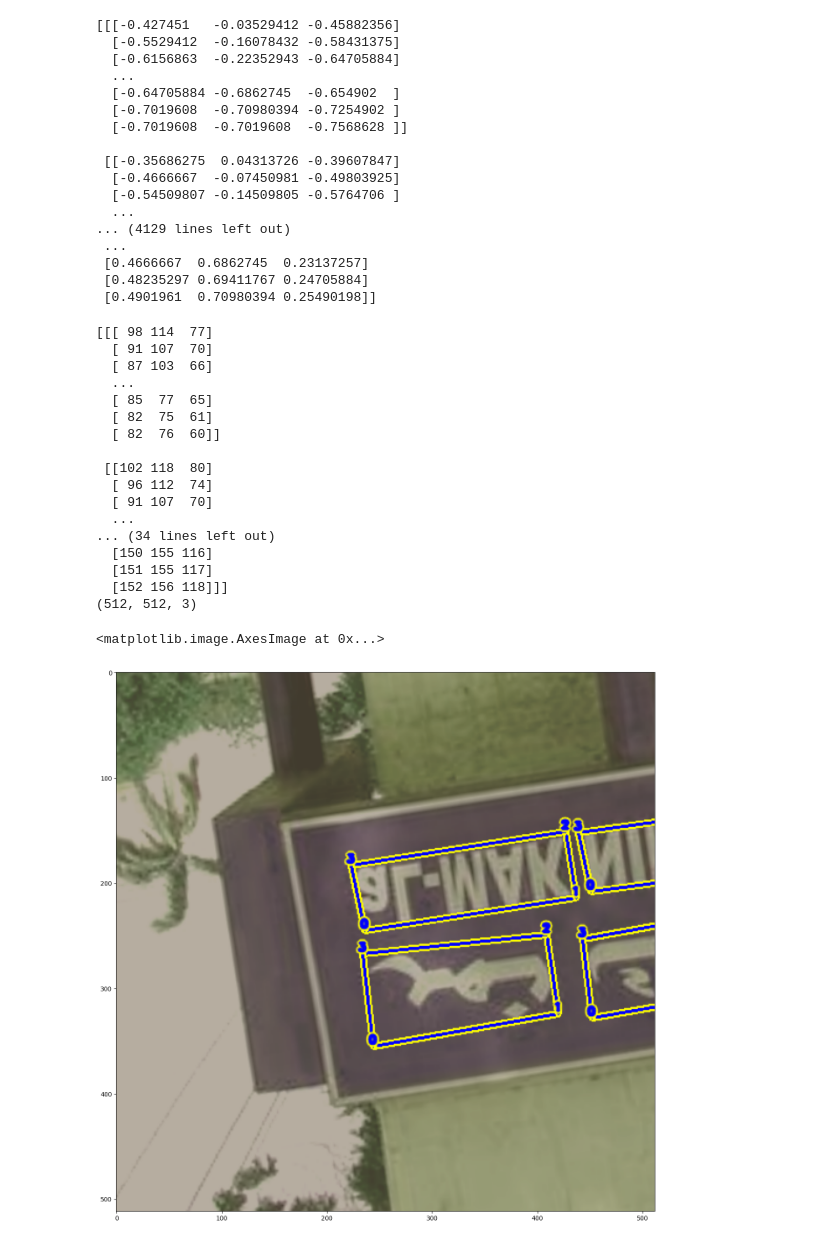
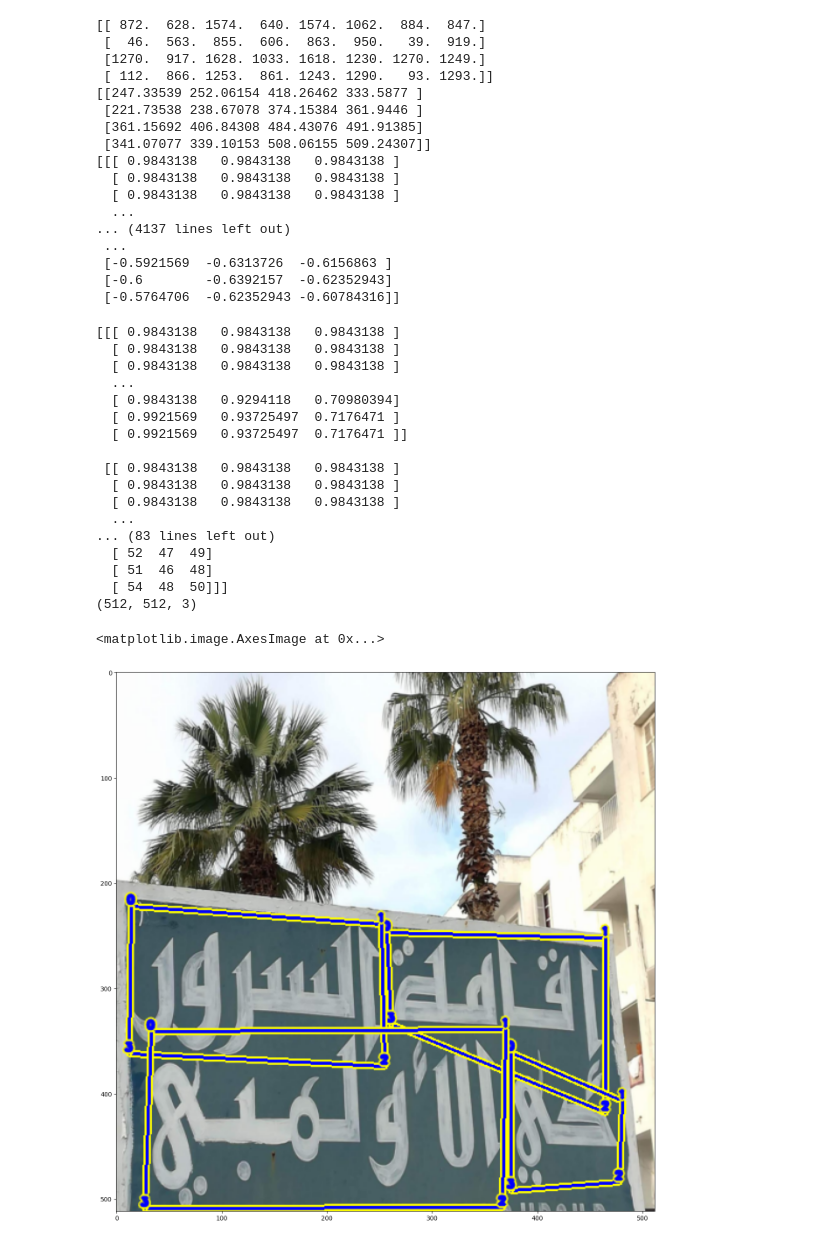
Before and after one commit to boostcampaitech4lv23cv1/level2_dataannotation_cv-level-cv-02, a Jupyter notebook: code/augmentation.ipynb, the cells around one changed output. Cells and saved outputs as stored; diff of their text form; code cells hidden in the pictures.

```diff
--- a/code/augmentation.ipynb
+++ b/code/augmentation.ipynb
@@ -982,8 +581,8 @@ class SceneTextDataset(Dataset):
 # %%
 DATA_PATH = '/opt/ml/input/data/ICDAR19'
-data = SceneTextDataset(DATA_PATH, split='train', image_size=1024, crop_size=512)
+data = SceneTextDataset(DATA_PATH, split='val', image_size=1024, crop_size=512)
 # %%
-data0 = data[3]
+data0 = data[100]
 data_0_1 = data0[0]
 
 print(data_0_1)
@@ -993,53 +592,60 @@ for i in data_0_1:
     print(i)
     print()
 # %% [output]
-[[[-0.427451   -0.03529412 -0.45882356]
-  [-0.5529412  -0.16078432 -0.58431375]
-  [-0.6156863  -0.22352943 -0.64705884]
+[[ 872.  628. 1574.  640. 1574. 1062.  884.  847.]
+ [  46.  563.  855.  606.  863.  950.   39.  919.]
+ [1270.  917. 1628. 1033. 1618. 1230. 1270. 1249.]
+ [ 112.  866. 1253.  861. 1243. 1290.   93. 1293.]]
+[[247.33539 252.06154 418.26462 333.5877 ]
+ [221.73538 238.67078 374.15384 361.9446 ]
+ [361.15692 406.84308 484.43076 491.91385]
+ [341.07077 339.10153 508.06155 509.24307]]
+[[[ 0.9843138   0.9843138   0.9843138 ]
+  [ 0.9843138   0.9843138   0.9843138 ]
+  [ 0.9843138   0.9843138   0.9843138 ]
   ...
-  [-0.64705884 -0.6862745  -0.654902  ]
-  [-0.7019608  -0.70980394 -0.7254902 ]
-  [-0.7019608  -0.7019608  -0.7568628 ]]
-
- [[-0.35686275  0.04313726 -0.39607847]
-  [-0.4666667  -0.07450981 -0.49803925]
-  [-0.54509807 -0.14509805 -0.5764706 ]
-  ...
-... (4129 lines left out)
+... (4137 lines left out)
  ...
- [0.4666667  0.6862745  0.23137257]
- [0.48235297 0.69411767 0.24705884]
- [0.4901961  0.70980394 0.25490198]]
+ [-0.5921569  -0.6313726  -0.6156863 ]
+ [-0.6        -0.6392157  -0.62352943]
+ [-0.5764706  -0.62352943 -0.60784316]]
 # %%
+print(data0[0])
+vis = data0[0].copy()
 
-vis = data0[0].copy()
-invTrans = A.Compose([A.Normalize(mean = [ 0., 0., 0. ],std = [ 1/0.229, 1/0.224, 1/0.225 ],max_pixel_value=1/255),A.Normalize(mean = [ -0.485, -0.456, -0.406 ],std = [ 1/255, 1/255, 1/255 ],max_pixel_value=255)])
+#train
+invTrans = A.Compose([A.Normalize(mean = [ 0., 0., 0. ],std = [ 1/0.5, 1/0.5, 1/0.5 ],max_pixel_value=1/255),A.Normalize(mean = [ -0.5, -0.5, -0.5 ],std = [ 1/255, 1/255, 1/255 ],max_pixel_value=255)])
+
+# val
+#invTrans = A.Compose([A.Normalize(mean = [ 0., 0., 0. ],std = [1,1,1],max_pixel_value=255)])
+
 vis = invTrans(image = vis)['image'].astype(np.uint8)
+
 print(vis[:,:,:])
 print(vis.shape)
 draw_bboxes(vis,data0[1],double_lined=True, thickness=2, thickness_sub=5, write_point_numbers=True)
 plt.figure(figsize=(16, 16))
 plt.imshow(vis)
 # %% [output]
-[[[ 98 114  77]
-  [ 91 107  70]
-  [ 87 103  66]
+[[[ 0.9843138   0.9843138   0.9843138 ]
+  [ 0.9843138   0.9843138   0.9843138 ]
+  [ 0.9843138   0.9843138   0.9843138 ]
   ...
-  [ 85  77  65]
-  [ 82  75  61]
-  [ 82  76  60]]
+  [ 0.9843138   0.9294118   0.70980394]
+  [ 0.9921569   0.93725497  0.7176471 ]
+  [ 0.9921569   0.93725497  0.7176471 ]]
 
- [[102 118  80]
-  [ 96 112  74]
-  [ 91 107  70]
+ [[ 0.9843138   0.9843138   0.9843138 ]
+  [ 0.9843138   0.9843138   0.9843138 ]
+  [ 0.9843138   0.9843138   0.9843138 ]
   ...
-... (34 lines left out)
-  [150 155 116]
-  [151 155 117]
-  [152 156 118]]]
+... (83 lines left out)
+  [ 52  47  49]
+  [ 51  46  48]
+  [ 54  48  50]]]
 (512, 512, 3)
 <matplotlib.image.AxesImage at 0x...>
-[figure, old version]
+[figure, new version]
 # %%
 def convert_tensor_to_PIL(image_tensor):
     invTrans = A.Compose([A.Normalize(mean = [ 0., 0., 0. ],std = [ 1/0.229, 1/0.224, 1/0.225 ],max_pixel_value=1/255),A.Normalize(mean = [ -0.485, -0.456, -0.406 ],std = [ 1/255, 1/255, 1/255 ],max_pixel_value=255)])
```
Also changed, not shown: parts of 14 cells of this notebook, 38 other files.
